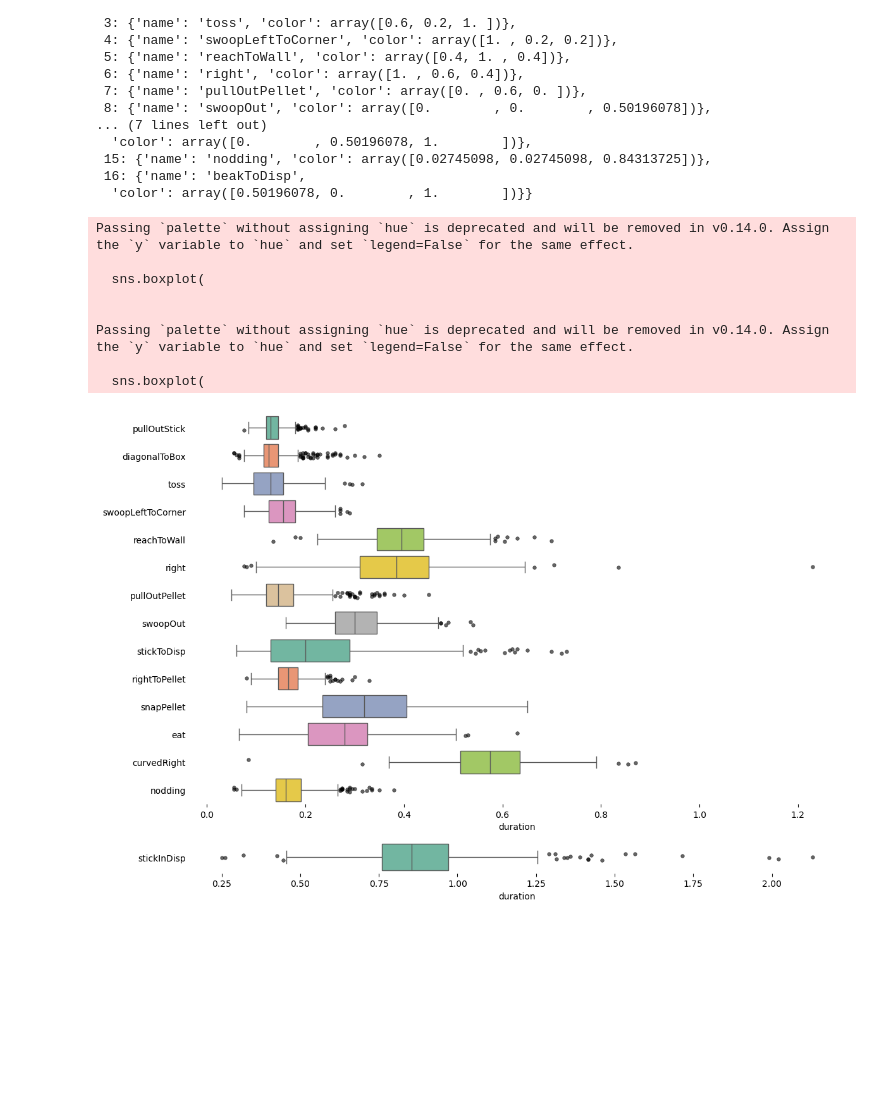
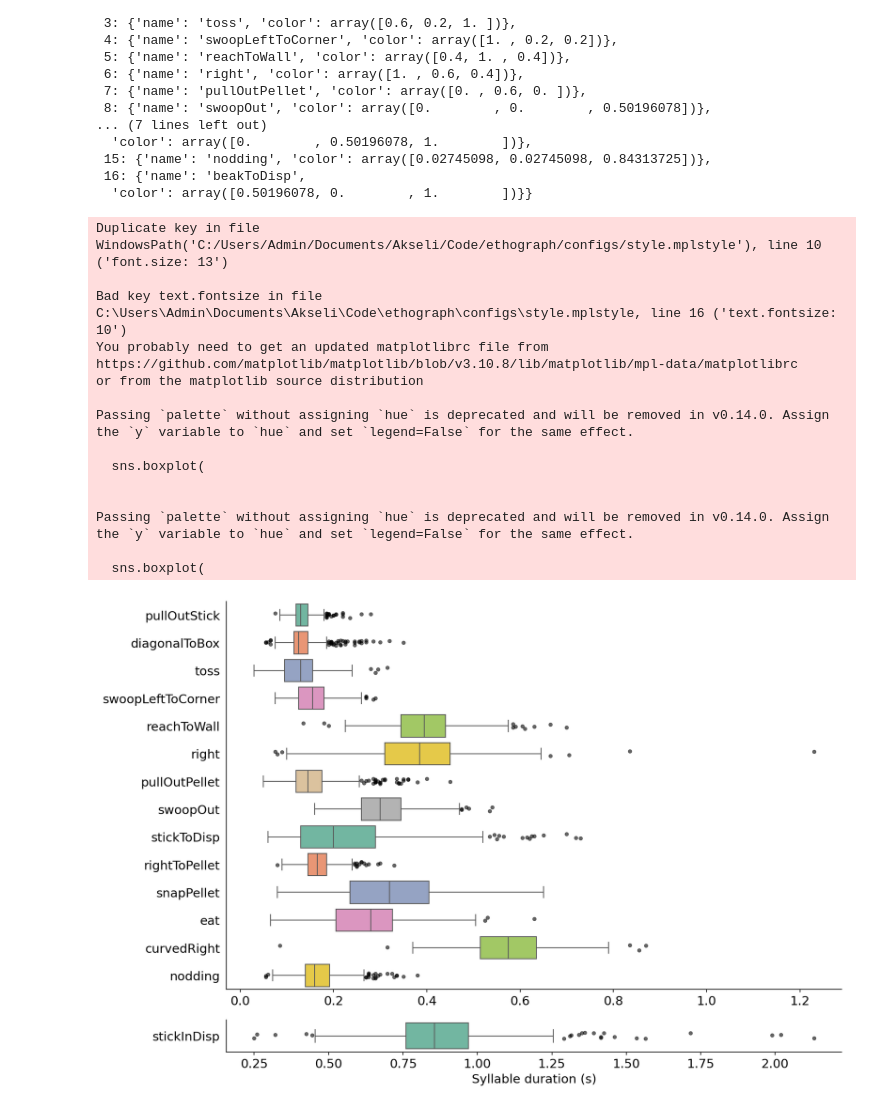
Before and after one commit to Akseli-Ilmanen/EthoGraph, a Jupyter notebook: scripts/thesis_presentation/syllable_variability.ipynb, the cells around one changed output. Drawn from its saved outputs; the diff is of its cells as text; code cells hidden in the pictures; blank space fills up the shorter version.

```diff
--- a/scripts/thesis_presentation/syllable_variability.ipynb
+++ b/scripts/thesis_presentation/syllable_variability.ipynb
@@ -53,6 +53,7 @@ mappings
  16: {'name': 'beakToDisp',
   'color': array([0.50196078, 0.        , 1.        ])}}
 # %%
+
 def mark_outliers(group):
     q1 = group['duration'].quantile(0.25)
     q3 = group['duration'].quantile(0.75)
@@ -68,6 +69,8 @@ from ethograph.utils.labels import load_motif_mapping
 
 mapping_path =  get_project_root() / "configs" / "mapping.txt"
 mappings = load_motif_mapping(mapping_path)
+style_sheet = get_project_root() / "configs" / "style.mplstyle"
+plt.style.use(style_sheet)
 
 
 
@@ -145,31 +148,41 @@ label_to_name = {k: v['name'] for k, v in mappings.items()}
 ylabels = [int(t.get_text()) for t in ax1.get_yticklabels()]
 ax1.set_yticklabels([label_to_name[l] for l in ylabels])
 
 # Bottom subplot label
 ax2.set_yticklabels([label_to_name[label_long]])
 
+ax1.set_xlabel('')
+ax2.set_xlabel('Syllable duration (s)'
 
+               )
 
 # ── Remove plot boxes (spines) ─────────────────────────
 def remove_spines(ax):
     ax.spines['top'].set_visible(False)
     ax.spines['right'].set_visible(False)
 
 remove_spines(ax1)
 remove_spines(ax2)
 
 ax1.tick_params(left=False)
 ax2.tick_params(left=False)
 
 plt.tight_layout()
 plt.show()
 # %% [output]
+Duplicate key in file WindowsPath('C:/Users/Admin/Documents/Akseli/Code/ethograph/configs/style.mplstyle'), line 10 ('font.size: 13')
+
+Bad key text.fontsize in file C:\Users\Admin\Documents\Akseli\Code\ethograph\configs\style.mplstyle, line 16 ('text.fontsize: 10')
+You probably need to get an updated matplotlibrc file from
+https://github.com/matplotlib/matplotlib/blob/v3.10.8/lib/matplotlib/mpl-data/matplotlibrc
+or from the matplotlib source distribution
+
 Passing `palette` without assigning `hue` is deprecated and will be removed in v0.14.0. Assign the `y` variable to `hue` and set `legend=False` for the same effect.
 
   sns.boxplot(
 
 
 Passing `palette` without assigning `hue` is deprecated and will be removed in v0.14.0. Assign the `y` variable to `hue` and set `legend=False` for the same effect.
 
   sns.boxplot(
-[figure, old version]
+[figure, new version]
```
